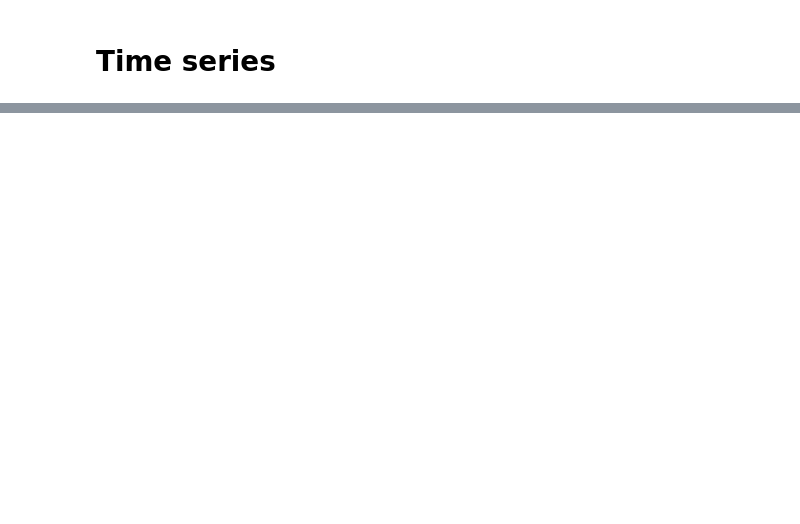
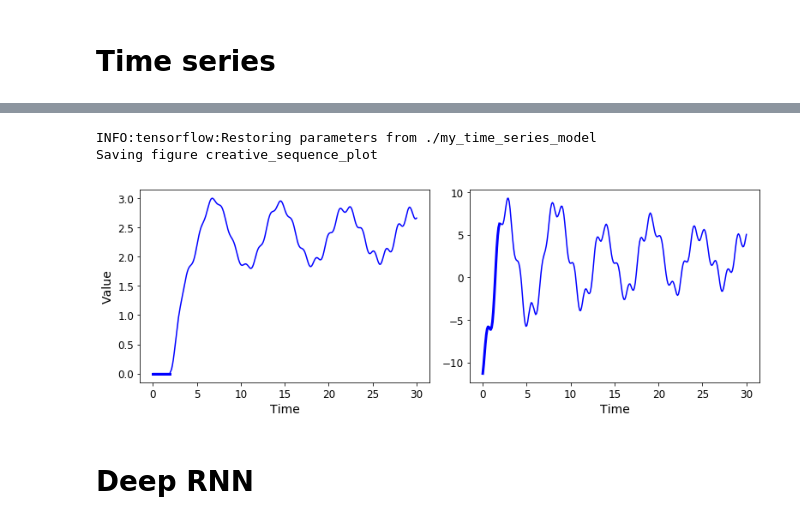
Before and after one commit to soma11soma11/machine_learning_practice, a Jupyter notebook: 14_recurrent_neural_networks.ipynb, the cells around one changed output, grey strips where cells are left out. Saved outputs shown, nothing was run; the diff lists cells and outputs as text; code cells hidden in the pictures; blank space fills up the shorter version.

```diff
--- a/14_recurrent_neural_networks.ipynb
+++ b/14_recurrent_neural_networks.ipynb
@@ -468,0 +688,35 @@ X_batch, y_batch = next_batch(1, n_steps)
+# %%
+with tf.Session() as sess:
+    saver.restore(sess, "./my_time_series_model")
+
+    sequence1 = [0. for i in range(n_steps)]
+    for iteration in range(len(t) - n_steps):
+        X_batch = np.array(sequence1[-n_steps:]).reshape(1, n_steps, 1)
+        y_pred = sess.run(outputs, feed_dict={X: X_batch})
+        sequence1.append(y_pred[0, -1, 0])
+
+    sequence2 = [time_series(i * resolution + t_min + (t_max-t_min/3)) for i in range(n_steps)]
+    for iteration in range(len(t) - n_steps):
+        X_batch = np.array(sequence2[-n_steps:]).reshape(1, n_steps, 1)
+        y_pred = sess.run(outputs, feed_dict={X: X_batch})
+        sequence2.append(y_pred[0, -1, 0])
+
+plt.figure(figsize=(11,4))
+plt.subplot(121)
+plt.plot(t, sequence1, "b-")
+plt.plot(t[:n_steps], sequence1[:n_steps], "b-", linewidth=3)
+plt.xlabel("Time")
+plt.ylabel("Value")
+
+plt.subplot(122)
+plt.plot(t, sequence2, "b-")
+plt.plot(t[:n_steps], sequence2[:n_steps], "b-", linewidth=3)
+plt.xlabel("Time")
+save_fig("creative_sequence_plot")
+plt.show()
+# %% [output]
+INFO:tensorflow:Restoring parameters from ./my_time_series_model
+Saving figure creative_sequence_plot
+[figure, added]
+# %% [markdown]
+# Deep RNN
```
Also changed, not shown: parts of 27 cells of this notebook, 7 other files.
